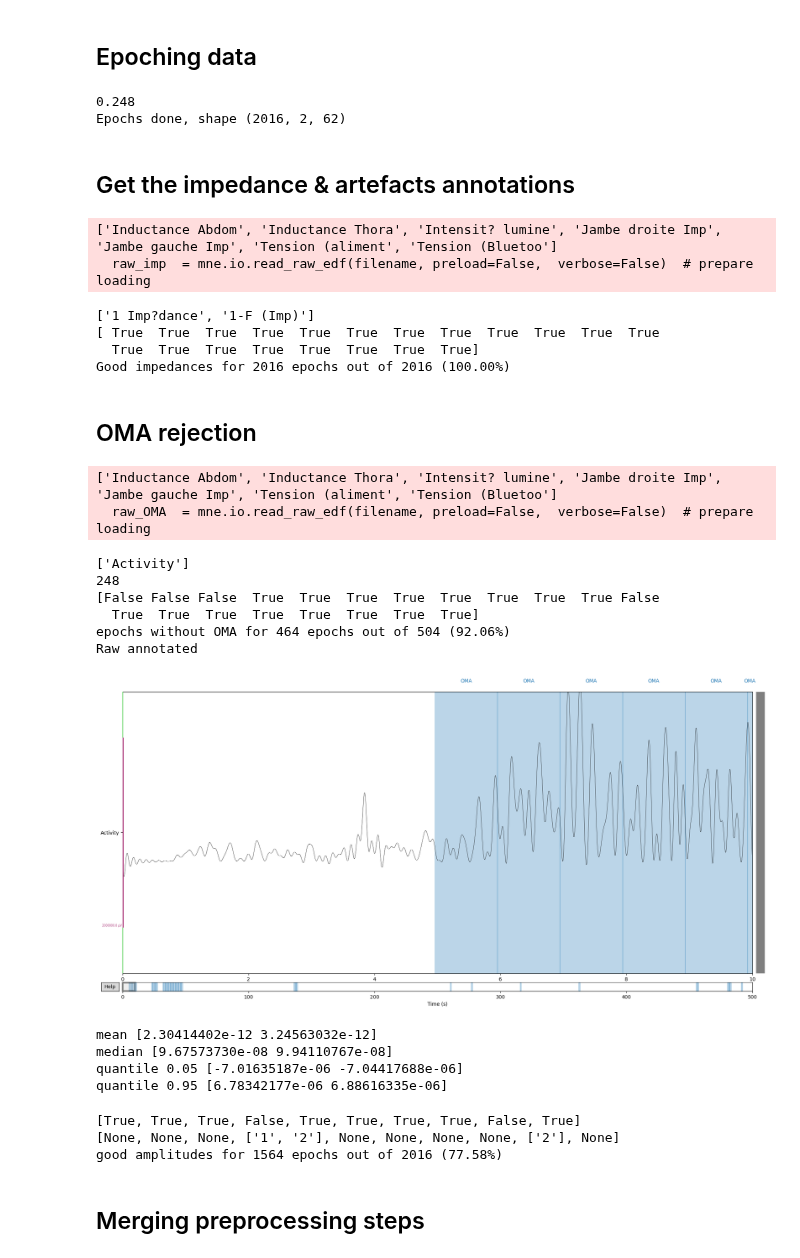
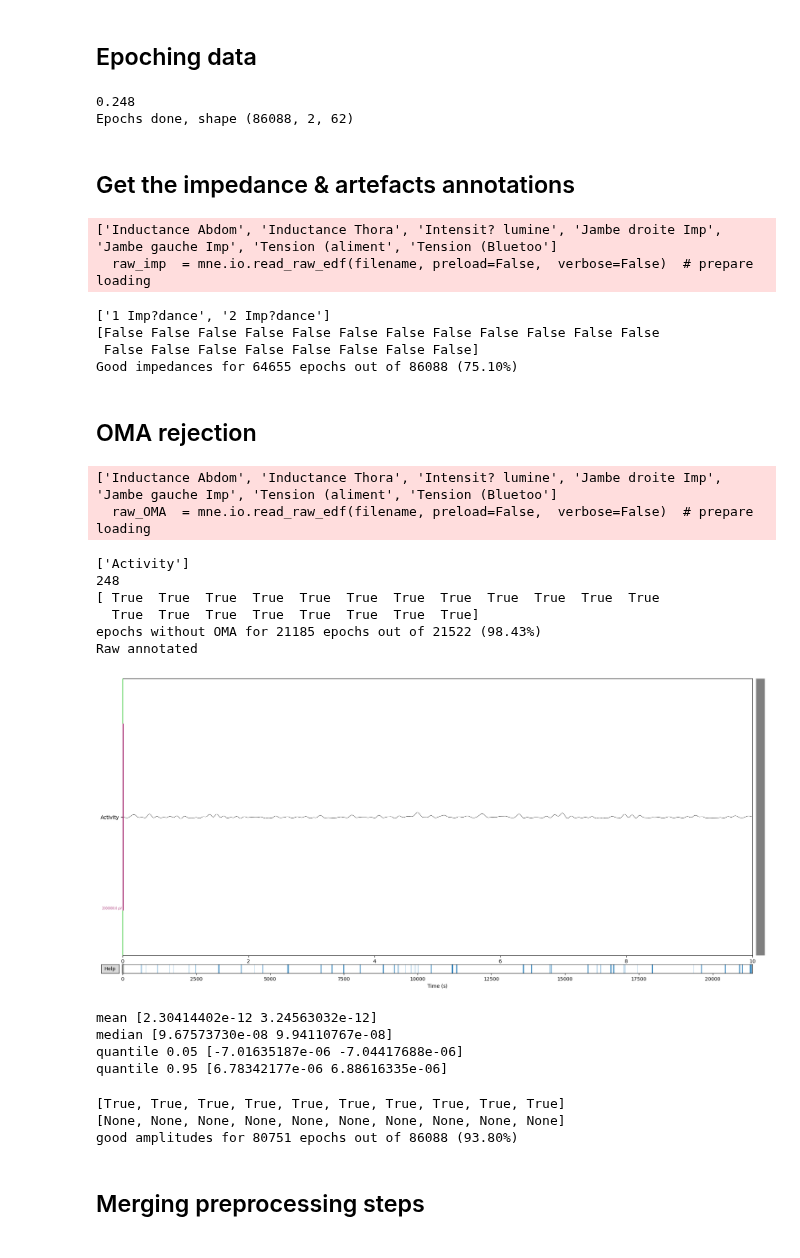
Before and after one commit to lkorczowski/Tinnitus-n-Sleep, a Jupyter notebook: notebooks/Bruxism_detection.ipynb, the cells around one changed output. Saved outputs shown, nothing was run; the diff lists cells and outputs as text; code cells hidden in the pictures.

```diff
--- a/notebooks/Bruxism_detection.ipynb
+++ b/notebooks/Bruxism_detection.ipynb
@@ -34,15 +34,15 @@ Config loaded
 # %% [markdown]
 ## Load, filter, and prepare data
 # %%
-filename = Config.bruxisme_files[40]  # load file from config
+filename = Config.bruxisme_files[41]  # load file from config
 picks_chan = ['1', '2']           # subset of EMG electrodes
 
 raw  = mne.io.read_raw_edf(filename, preload=False)  # prepare loading
 tmin = raw.times[0]
 tmax = raw.times[-1]
 
-croptimes=dict(tmin=raw.times[0], tmax=raw.times[0]+500)
-raw.crop(**croptimes)
+#croptimes=dict(tmin=raw.times[0], tmax=raw.times[0]+500)
+#raw.crop(**croptimes)
 
 raw  = CreateRaw(raw[picks_chan][0], raw.info["sfreq"], picks_chan, ch_types='emg')        # pick channels and load
 
@@ -79,7 +79,7 @@ epochs = RawToEpochs_sliding(raw, duration=duration, interval=interval)
 print(f"Epochs done, shape {epochs.shape}")
 # %% [output]
 0.248
-Epochs done, shape (2016, 2, 62)
+Epochs done, shape (86088, 2, 62)
 # %% [markdown]
 ## Get the impedance & artefacts annotations
 # %%
@@ -94,7 +94,7 @@ print(picks_chan)
 raw_imp  = CreateRaw(raw_imp[picks_chan][0], raw_imp.info["sfreq"], picks_chan, ch_types='emg')
 
 #croptimes=dict(tmin=raw_imp.times[0]+3600*2, tmax=raw_imp.times[-1]-3600)
-raw_imp.crop(**croptimes)
+#raw_imp.crop(**croptimes)
 
 #Get the table of bad electrodes booleans from the impedance thresholding algo
 epochs_imp, impedance_labels, log = preprocess(raw_imp, duration, interval,
@@ -111,10 +111,10 @@ print(f"Good impedances for {np.sum(impedance_labels)} epochs out of {len(impeda
 # %% [output]
 ['Inductance Abdom', 'Inductance Thora', 'Intensit? lumine', 'Jambe droite Imp', 'Jambe gauche Imp', 'Tension (aliment', 'Tension (Bluetoo']
   raw_imp  = mne.io.read_raw_edf(filename, preload=False,  verbose=False)  # prepare loading
-['1 Imp?dance', '1-F (Imp)']
-[ True  True  True  True  True  True  True  True  True  True  True  True
-  True  True  True  True  True  True  True  True]
-Good impedances for 2016 epochs out of 2016 (100.00%)
+['1 Imp?dance', '2 Imp?dance']
+[False False False False False False False False False False False False
+ False False False False False False False False]
+Good impedances for 64655 epochs out of 86088 (75.10%)
 # %% [markdown]
 ## OMA rejection
 # %%
@@ -129,43 +129,43 @@ print(picks_chan)
 raw_OMA  = CreateRaw(raw_OMA[picks_chan][0], raw_OMA.info["sfreq"], picks_chan, ch_types='emg')
 
 #croptimes=dict(tmin=raw_OMA.times[0]+3600*2, tmax=raw_OMA.times[-1]-3600)
-raw_OMA.crop(**croptimes)
+#raw_OMA.crop(**croptimes)
 
 duration_OMA = int(sfreq/4)*4
 interval_OMA = duration_OMA
 print(duration_OMA)
 
 burst_to_episode_kwargs = dict()
 
 #Get the table of bad electrodes booleans from the impedance thresholding algo
 epochs_OMA, OMA_labels, log = preprocess(raw_OMA, duration_OMA, interval_OMA,
                                         picks_chan="all",
                                         is_good_kwargs=None,
                                         filter_kwargs=None,
                                         Thresholding_kwargs=THR_OMA,
                                         burst_to_episode_kwargs = dict(min_burst_joining=0),
                                         merge_fun=None)
 print(OMA_labels[-20:])
 
 # convert to labels per epoch
 print(f"epochs without OMA for {np.sum(OMA_labels)} epochs out of {len(OMA_labels)} ({np.sum(OMA_labels)/len(OMA_labels)*100:.2f}%)")
 
 dict_annotations = {1: "OMA"}
 raw_OMA = CleanAnnotations(raw_OMA)
 raw_OMA = AnnotateRaw_sliding(raw_OMA, np.invert(OMA_labels),
                 dict_annotations=dict_annotations, duration=duration_OMA, interval=interval_OMA)
 print("Raw annotated")
 raw_OMA.plot(scalings=dict(emg=1))
 # %% [output]
 ['Inductance Abdom', 'Inductance Thora', 'Intensit? lumine', 'Jambe droite Imp', 'Jambe gauche Imp', 'Tension (aliment', 'Tension (Bluetoo']
   raw_OMA  = mne.io.read_raw_edf(filename, preload=False,  verbose=False)  # prepare loading
 ['Activity']
 248
-[False False False  True  True  True  True  True  True  True  True False
+[ True  True  True  True  True  True  True  True  True  True  True  True
   True  True  True  True  True  True  True  True]
-epochs without OMA for 464 epochs out of 504 (92.06%)
+epochs without OMA for 21185 epochs out of 21522 (98.43%)
 Raw annotated
-[figure, old version]
+[figure, new version]
 # %%
 # baseline epochs amplitudes
 print(f"mean {np.mean(np.mean(epochs, axis=0), axis=-1)}")
@@ -191,9 +191,9 @@ print(amplitude_labels[:10])
 print(bad_lists[:10])
 print(f"good amplitudes for {np.sum(amplitude_labels)} epochs out of {len(amplitude_labels)} ({np.sum(amplitude_labels)/len(amplitude_labels)*100:.2f}%)")
 # %% [output]
-[True, True, True, False, True, True, True, True, False, True]
-[None, None, None, ['1', '2'], None, None, None, None, ['2'], None]
-good amplitudes for 1564 epochs out of 2016 (77.58%)
+[True, True, True, True, True, True, True, True, True, True]
+[None, None, None, None, None, None, None, None, None, None]
+good amplitudes for 80751 epochs out of 86088 (93.80%)
 # %% [markdown]
 ## Merging preprocessing steps
 # %%
```
Also changed, not shown: parts of 6 cells of this notebook, 1 other file.
